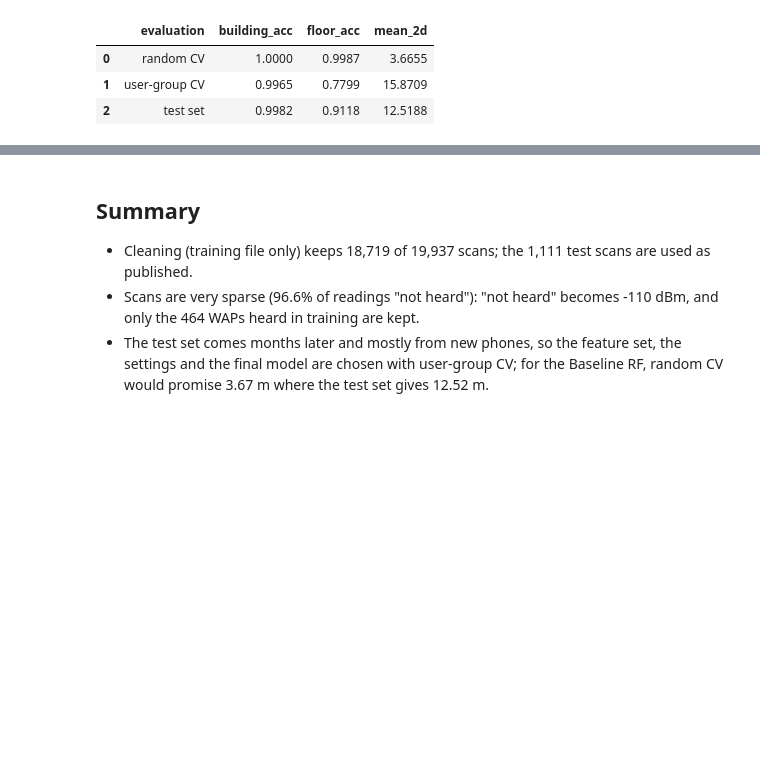
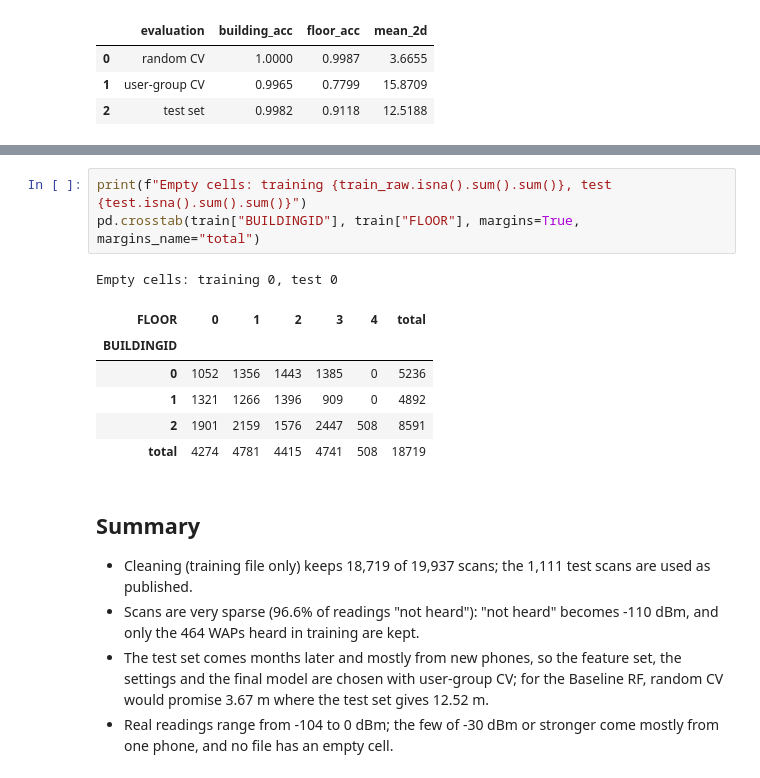
Before and after one commit to Jitmisra/T084-wifi-indoor-positioning, a Jupyter notebook: notebooks/01_eda_data_quality.ipynb, the cells around one changed output, grey strips where cells are left out. Drawn from its saved outputs; the diff is of its cells as text; blank space fills up the shorter version.

```diff
--- a/notebooks/01_eda_data_quality.ipynb
+++ b/notebooks/01_eda_data_quality.ipynb
@@ -171,3 +213,14 @@ Fold 5 holds out 3,176 scans of users [2, 3, 6, 10, 18]
+# %%
+print(f"Empty cells: training {train_raw.isna().sum().sum()}, test {test.isna().sum().sum()}")
+pd.crosstab(train["BUILDINGID"], train["FLOOR"], margins=True, margins_name="total")
+# %% [output]
+Empty cells: training 0, test 0
+| FLOOR | 0 | 1 | 2 | 3 | 4 | total |
+| BUILDINGID |  |  |  |  |  |  |
+| 0 | 1052 | 1356 | 1443 | 1385 | 0 | 5236 |
+| 1 | 1321 | 1266 | 1396 | 909 | 0 | 4892 |
+| 2 | 1901 | 2159 | 1576 | 2447 | 508 | 8591 |
+| total | 4274 | 4781 | 4415 | 4741 | 508 | 18719 |
 # %% [markdown]
 ## Summary
 
@@ -178,3 +231,5 @@ Fold 5 holds out 3,176 scans of users [2, 3, 6, 10, 18]
 - The test set comes months later and mostly from new phones, so the feature set, the settings and
   the final model are chosen with user-group CV; for the Baseline RF, random CV would promise
   3.67 m where the test set gives 12.52 m.
+- Real readings range from -104 to 0 dBm; the few of -30 dBm or stronger come mostly from one
+  phone, and no file has an empty cell.
```
Also changed, not shown: parts of 3 cells of this notebook, 2 other files.
